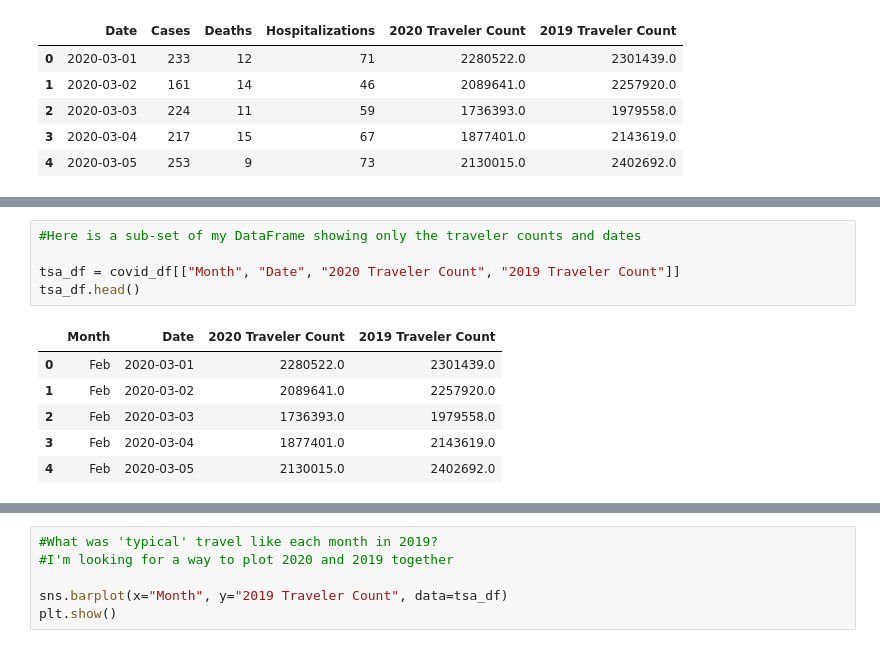
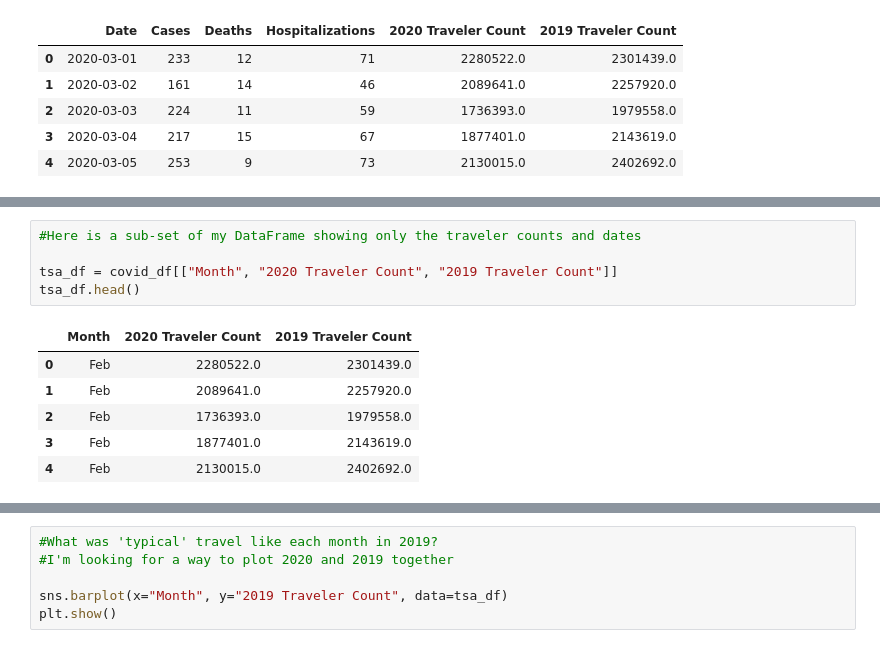
Before and after one commit to abielhammonds/COVID19_TravelStats_Project, a Jupyter notebook: COVID19Travel_Visualizations.ipynb, the cells around one changed output, grey strips where cells are left out. Cells and saved outputs as stored; diff of their text form.

```diff
--- a/COVID19Travel_Visualizations.ipynb
+++ b/COVID19Travel_Visualizations.ipynb
@@ -129,12 +129,12 @@ covid_df.head()
 # %%
 #Here is a sub-set of my DataFrame showing only the traveler counts and dates
 
-tsa_df = covid_df[["Month", "Date", "2020 Traveler Count", "2019 Traveler Count"]]
+tsa_df = covid_df[["Month", "2020 Traveler Count", "2019 Traveler Count"]]
 tsa_df.head()
 # %% [output]
-|  | Month | Date | 2020 Traveler Count | 2019 Traveler Count |
-| 0 | Feb | 2020-03-01 | 2280522.0 | 2301439.0 |
-| 1 | Feb | 2020-03-02 | 2089641.0 | 2257920.0 |
-| 2 | Feb | 2020-03-03 | 1736393.0 | 1979558.0 |
-| 3 | Feb | 2020-03-04 | 1877401.0 | 2143619.0 |
-| 4 | Feb | 2020-03-05 | 2130015.0 | 2402692.0 |
+|  | Month | 2020 Traveler Count | 2019 Traveler Count |
+| 0 | Feb | 2280522.0 | 2301439.0 |
+| 1 | Feb | 2089641.0 | 2257920.0 |
+| 2 | Feb | 1736393.0 | 1979558.0 |
+| 3 | Feb | 1877401.0 | 2143619.0 |
+| 4 | Feb | 2130015.0 | 2402692.0 |
```
Also changed, not shown: parts of 2 cells of this notebook.
